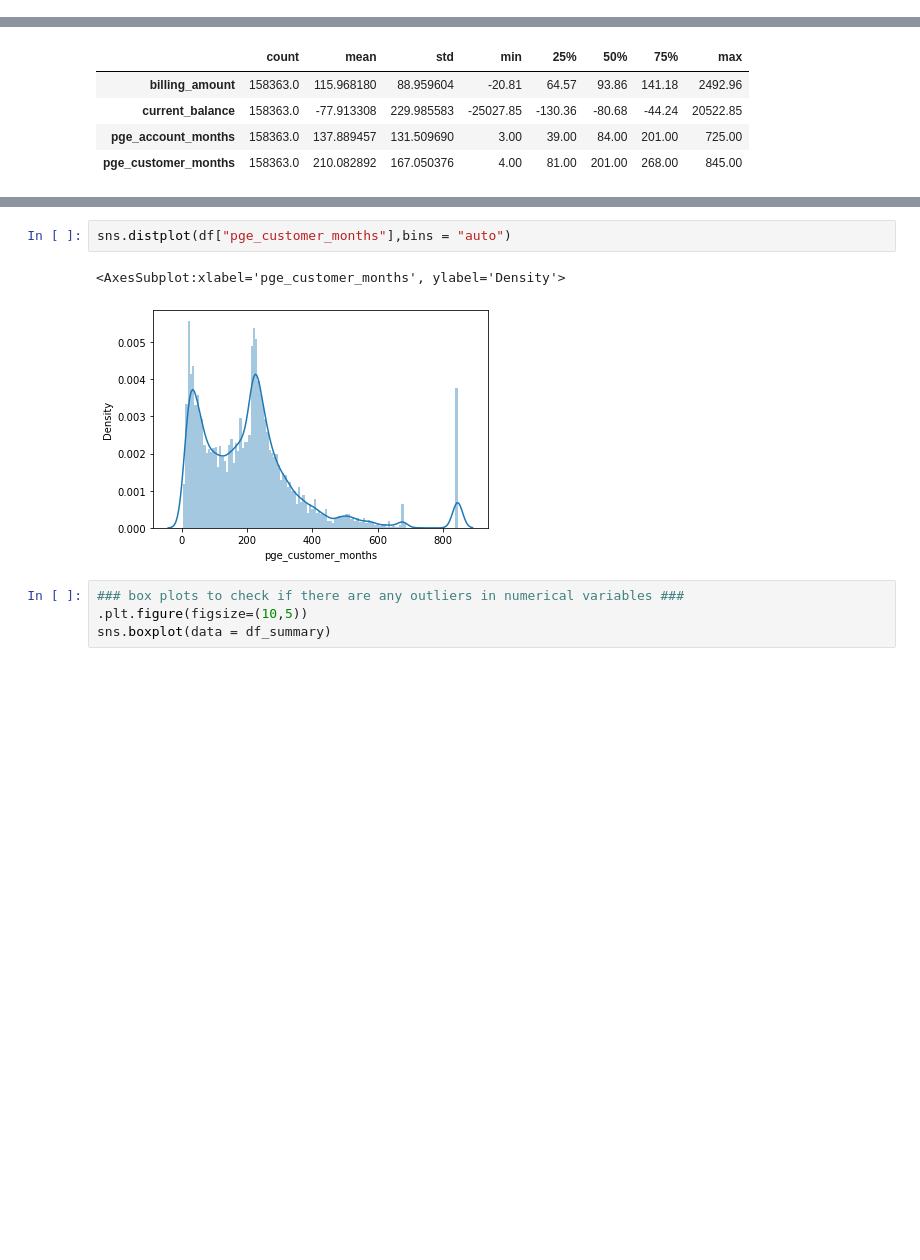
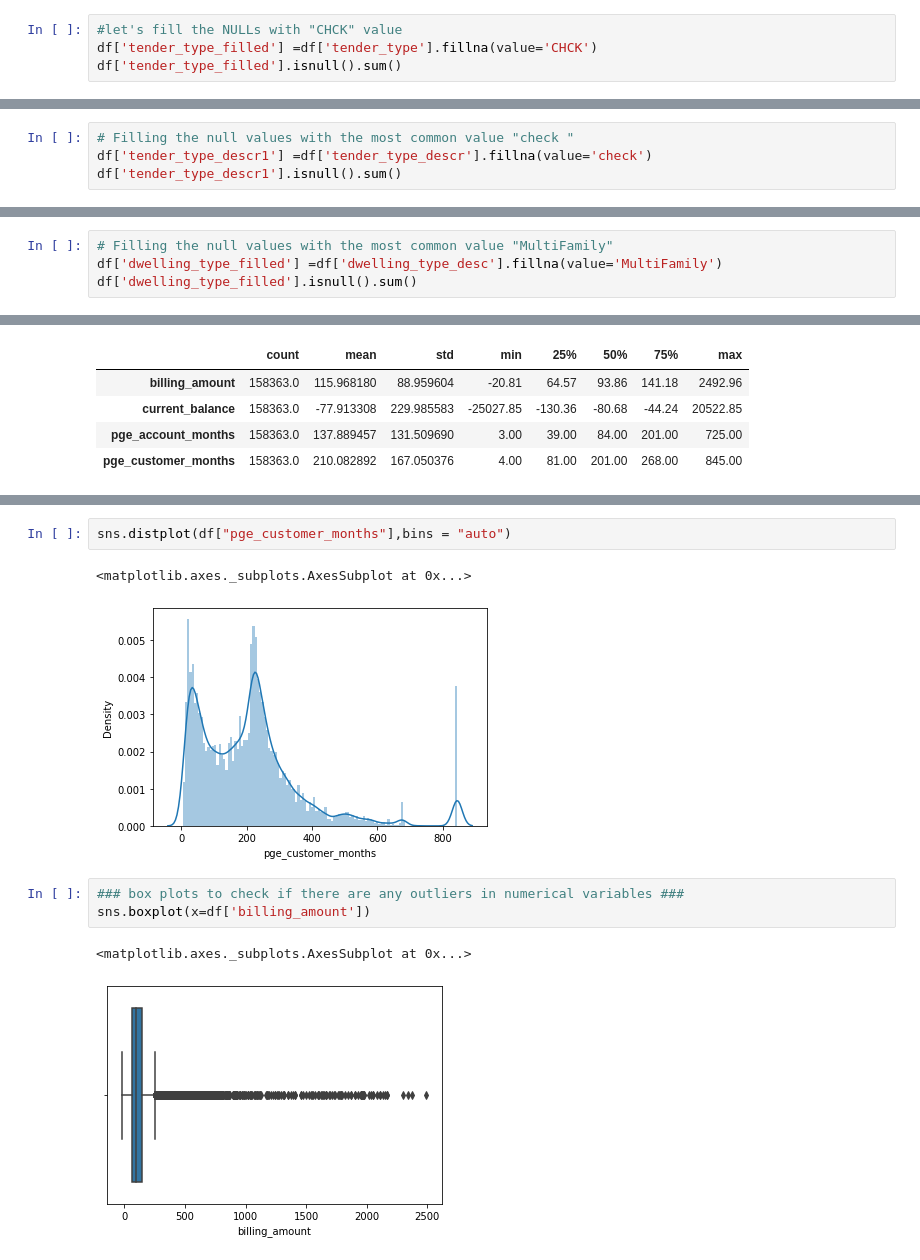
Before and after one commit to Suchithrareddyn/Electricity-Bills, a Jupyter notebook: project1.ipynb, the cells around one changed output, grey strips where cells are left out. Cells and saved outputs as stored; diff of their text form; blank space fills up the shorter version.

```diff
--- a/project1.ipynb
+++ b/project1.ipynb
@@ -192,0 +160,4 @@ df[df['tender_type'].isnull()]
+# %%
+#let's fill the NULLs with "CHCK" value
+df['tender_type_filled'] =df['tender_type'].fillna(value='CHCK')
+df['tender_type_filled'].isnull().sum()
@@ -192,0 +195,4 @@ df[df['tender_type'].isnull()]
+# %%
+# Filling the null values with the most common value "check "
+df['tender_type_descr1'] =df['tender_type_descr'].fillna(value='check')
+df['tender_type_descr1'].isnull().sum()
@@ -192,0 +214,4 @@ df[df['tender_type'].isnull()]
+# %%
+# Filling the null values with the most common value "MultiFamily"
+df['dwelling_type_filled'] =df['dwelling_type_desc'].fillna(value='MultiFamily')
+df['dwelling_type_filled'].isnull().sum()
@@ -218,9 +248,11 @@ sns.distplot(df["pge_account_months"],bins = "auto")
 # %%
 sns.distplot(df["pge_customer_months"],bins = "auto")
 # %% [output]
-<AxesSubplot:xlabel='pge_customer_months', ylabel='Density'>
+<matplotlib.axes._subplots.AxesSubplot at 0x...>
 [figure]
 # %%
 ### box plots to check if there are any outliers in numerical variables ###
-.plt.figure(figsize=(10,5))
-sns.boxplot(data = df_summary)
+sns.boxplot(x=df['billing_amount'])
+# %% [output]
+<matplotlib.axes._subplots.AxesSubplot at 0x...>
+[figure, added]
```
Also changed, not shown: parts of 30 cells of this notebook.
